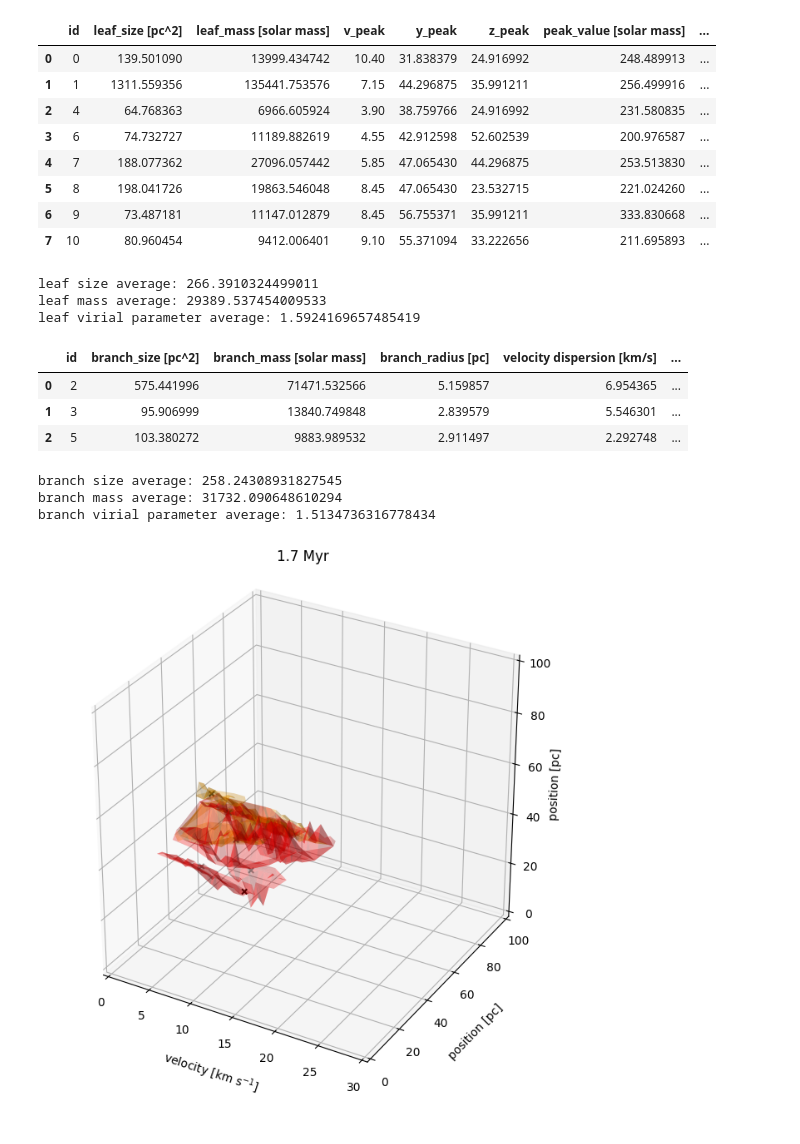
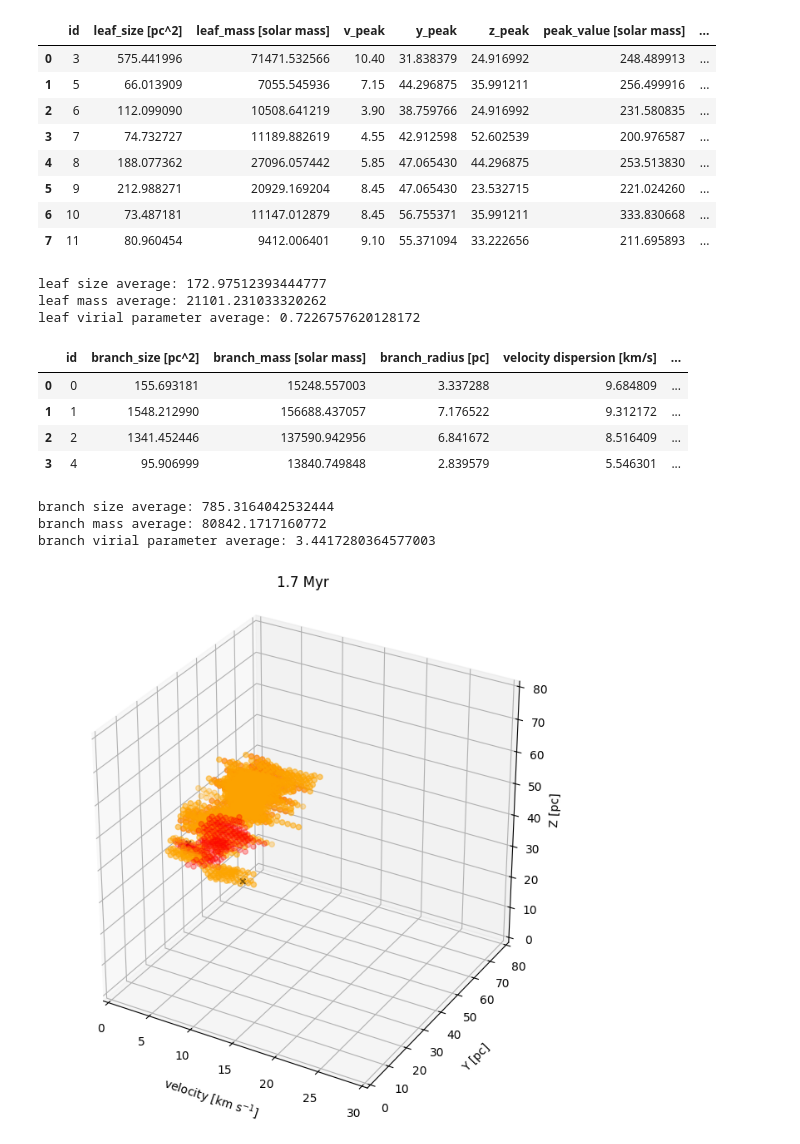
Before and after one commit to kotora260/StarGen, a Jupyter notebook: analysis_mass_ppv/dendro3D_2200.ipynb, the cells around one changed output. Drawn from its saved outputs; the diff is of its cells as text; code cells hidden in the pictures.

```diff
--- a/analysis_mass_ppv/dendro3D_2200.ipynb
+++ b/analysis_mass_ppv/dendro3D_2200.ipynb
@@ -70,7 +63,7 @@ invalid escape sequence '\o'
 # %%
 # compute dendrogram
 
-dendro = Dendrogram.compute(m, min_value=90, min_delta=20, min_npix=50)
+dendro = Dendrogram.compute(m, min_value=5*np.std(m), min_delta=np.std(m), min_npix=50)
 # %%
 # make feature list
 
@@ -172,55 +165,58 @@ print('branch mass average:', branch_mass_ave)
 print('branch virial parameter average:', branch_vir_ave)
 # %% [output]
 |  | id | leaf_size [pc^2] | leaf_mass [solar mass] | v_peak | y_peak | z_peak | peak_value [solar mass] | ... |
-| 0 | 0 | 139.501090 | 13999.434742 | 10.40 | 31.838379 | 24.916992 | 248.489913 | ... |
-| 1 | 1 | 1311.559356 | 135441.753576 | 7.15 | 44.296875 | 35.991211 | 256.499916 | ... |
-| 2 | 4 | 64.768363 | 6966.605924 | 3.90 | 38.759766 | 24.916992 | 231.580835 | ... |
-| 3 | 6 | 74.732727 | 11189.882619 | 4.55 | 42.912598 | 52.602539 | 200.976587 | ... |
-| 4 | 7 | 188.077362 | 27096.057442 | 5.85 | 47.065430 | 44.296875 | 253.513830 | ... |
-| 5 | 8 | 198.041726 | 19863.546048 | 8.45 | 47.065430 | 23.532715 | 221.024260 | ... |
-| 6 | 9 | 73.487181 | 11147.012879 | 8.45 | 56.755371 | 35.991211 | 333.830668 | ... |
-| 7 | 10 | 80.960454 | 9412.006401 | 9.10 | 55.371094 | 33.222656 | 211.695893 | ... |
+| 0 | 3 | 575.441996 | 71471.532566 | 10.40 | 31.838379 | 24.916992 | 248.489913 | ... |
+| 1 | 5 | 66.013909 | 7055.545936 | 7.15 | 44.296875 | 35.991211 | 256.499916 | ... |
+| 2 | 6 | 112.099090 | 10508.641219 | 3.90 | 38.759766 | 24.916992 | 231.580835 | ... |
+| 3 | 7 | 74.732727 | 11189.882619 | 4.55 | 42.912598 | 52.602539 | 200.976587 | ... |
+| 4 | 8 | 188.077362 | 27096.057442 | 5.85 | 47.065430 | 44.296875 | 253.513830 | ... |
+| 5 | 9 | 212.988271 | 20929.169204 | 8.45 | 47.065430 | 23.532715 | 221.024260 | ... |
+| 6 | 10 | 73.487181 | 11147.012879 | 8.45 | 56.755371 | 35.991211 | 333.830668 | ... |
+| 7 | 11 | 80.960454 | 9412.006401 | 9.10 | 55.371094 | 33.222656 | 211.695893 | ... |
-leaf size average: 266.3910324499011
-leaf mass average: 29389.537454009533
-leaf virial parameter average: 1.5924169657485419
+leaf size average: 172.97512393444777
+leaf mass average: 21101.231033320262
+leaf virial parameter average: 0.7226757620128172
 |  | id | branch_size [pc^2] | branch_mass [solar mass] | branch_radius [pc] | velocity dispersion [km/s] | ... |
-| 0 | 2 | 575.441996 | 71471.532566 | 5.159857 | 6.954365 | ... |
-| 1 | 3 | 95.906999 | 13840.749848 | 2.839579 | 5.546301 | ... |
-| 2 | 5 | 103.380272 | 9883.989532 | 2.911497 | 2.292748 | ... |
+| 0 | 0 | 155.693181 | 15248.557003 | 3.337288 | 9.684809 | ... |
+| 1 | 1 | 1548.212990 | 156688.437057 | 7.176522 | 9.312172 | ... |
+| 2 | 2 | 1341.452446 | 137590.942956 | 6.841672 | 8.516409 | ... |
+| 3 | 4 | 95.906999 | 13840.749848 | 2.839579 | 5.546301 | ... |
-branch size average: 258.24308931827545
-branch mass average: 31732.090648610294
-branch virial parameter average: 1.5134736316778434
+branch size average: 785.3164042532444
+branch mass average: 80842.1717160772
+branch virial parameter average: 3.4417280364577003
 # %%
 # plot the contour
 
 fig = plt.figure(figsize=(10, 8))
 ax = fig.add_subplot(111, projection='3d')
 ax.set_box_aspect((1,1,1))
 
 for i, structure_index in enumerate(leaf_indices):
     structure = dendro[structure_index]
     mask = structure.get_mask()
     indices = np.where(mask)
-    ax.plot_trisurf(indices[0] * rv, indices[1] * pc, indices[2] * pc, color='red', alpha=0.3)
+    ax.scatter(indices[0] * rv, indices[2] * pc, indices[1] * pc, color='red', alpha=0.3)
 for j, structure_index in enumerate(branch_indices):
     structure = dendro[structure_index]
     mask = structure.get_mask()
     indices = np.where(mask)
-    ax.plot_trisurf(indices[0] * rv, indices[1] * pc, indices[2] * pc, color='orange', alpha=0.3)
+    ax.scatter(indices[0] * rv, indices[2] * pc, indices[1] * pc, color='orange', alpha=0.3)
 
-ax.scatter(leaf_feature['v_peak'], leaf_feature['y_peak'], leaf_feature['z_peak'], marker='x', color='black')
+ax.scatter(leaf_feature['v_peak'], leaf_feature['z_peak'], leaf_feature['y_peak'], marker='x', color='black')
 
 ax.set_xlim3d(0, 30)
-ax.set_ylim3d(0, 100)
-ax.set_zlim3d(0, 100)
+ax.set_ylim3d(0, 80)
+ax.set_zlim3d(0, 80)
 
 plt.title("1.7 Myr")
 
 X = ax.set_xlabel('velocity [km s$^{-1}$]', labelpad=10)
-Y = ax.set_ylabel('position [pc]', labelpad=10)
-Z = ax.set_zlabel('position [pc]', labelpad=3)
+Y = ax.set_ylabel('Y [pc]', labelpad=10)
+Z = ax.set_zlabel('Z [pc]', labelpad=3)
+
+#ax.view_init(0, 0)
 # %% [output]
-[figure, old version]
+[figure, new version]
 # %%
 # plot by plotly
 
```
Also changed, not shown: parts of 1 cell of this notebook, 3 other files.
